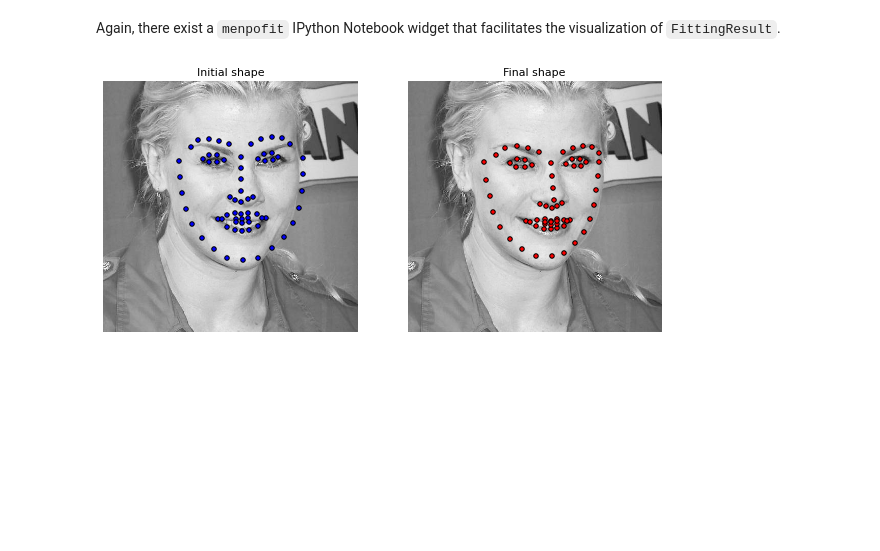
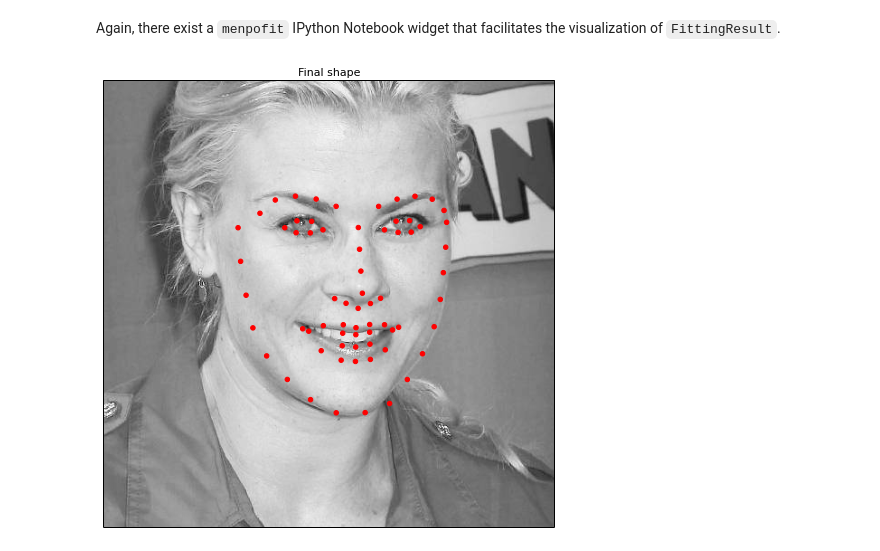
Before and after one commit to menpo/menpofit-notebooks, a Jupyter notebook: notebooks/DeformableModels/ActiveAppearanceModel/AAMs Basics.ipynb, the cells around one changed output. Saved outputs shown, nothing was run; the diff lists cells and outputs as text; code cells hidden in the pictures; blank space fills up the shorter version.

```diff
--- a/notebooks/DeformableModels/ActiveAppearanceModel/AAMs Basics.ipynb
+++ b/notebooks/DeformableModels/ActiveAppearanceModel/AAMs Basics.ipynb
@@ -245,8 +247,8 @@ fr.fitted_image.view_landmarks(new_figure=True, group='ground')
 # %% [markdown]
 Again, there exist a `menpofit` IPython Notebook widget that facilitates the visualization of `FittingResult`.
 # %%
-from menpofit.visualize import visualize_fitting_results
+from menpofit.visualize import visualize_fitting_result
 
-visualize_fitting_results(fitting_results)
+visualize_fitting_result(fitting_results)
 # %% [output]
-[figure, old version]
+[figure, new version]
```
Also changed, not shown: parts of 12 cells of this notebook.
